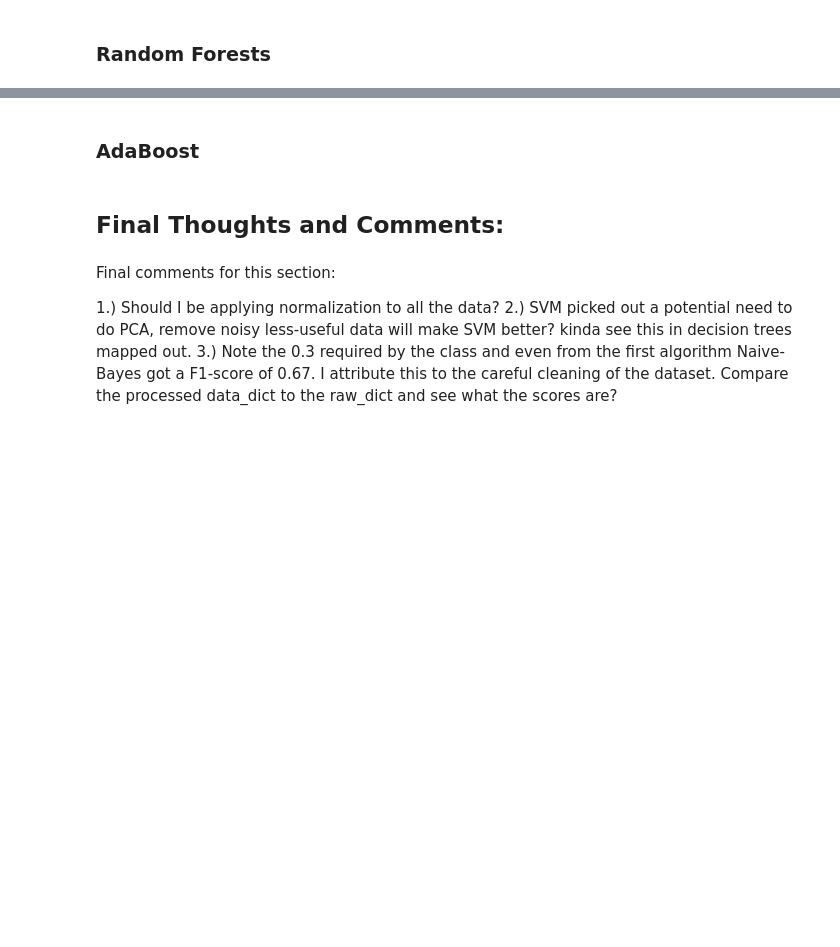
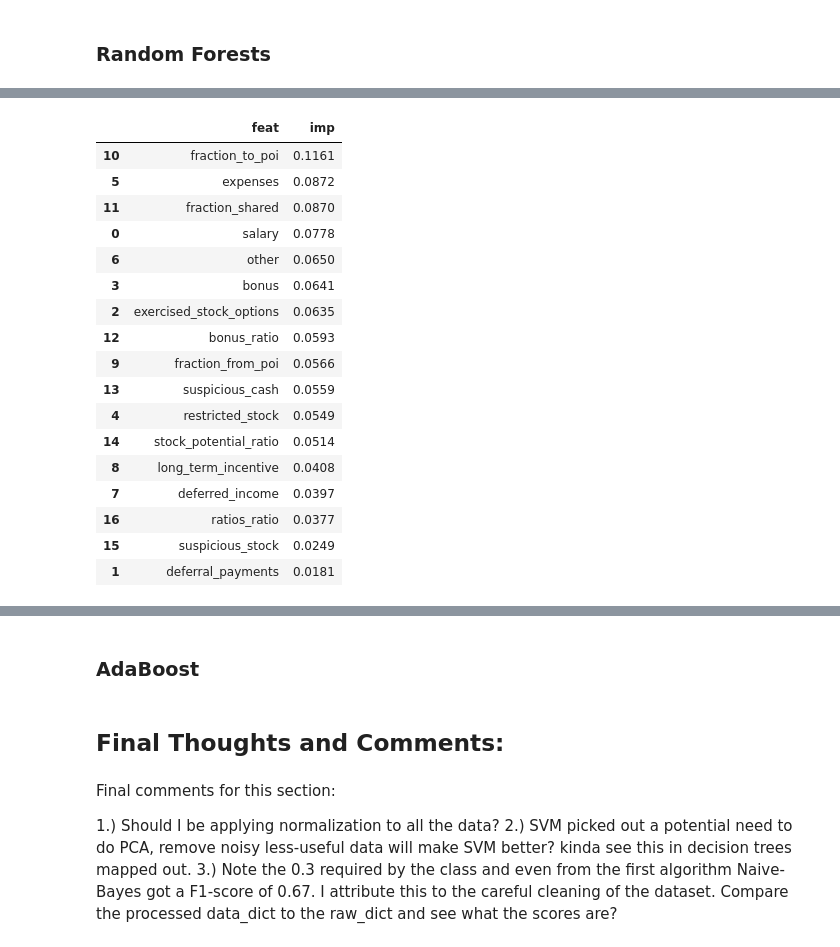
Before and after one commit to bmarshallk/ud120-projects, a Jupyter notebook: final_project/poi_id.ipynb, the cells around one changed output, grey strips where cells are left out. Saved outputs shown, nothing was run; the diff lists cells and outputs as text; code cells hidden in the pictures; blank space fills up the shorter version.

Commit message:
Completed Random Forest and Extra Random Forest

```diff
--- a/final_project/poi_id.ipynb
+++ b/final_project/poi_id.ipynb
@@ -1624,0 +1668,19 @@ As you can see, making a single decision tree is most likely not going to produc
+# %%
+from sklearn.ensemble import ExtraTreesClassifier
+
+clf = ExtraTreesClassifier(n_estimators=1000, max_features=4,
+                             max_depth=None, min_samples_split=2,
+                             n_jobs=-1, class_weight='balanced')
+clf = clf.fit(features_train, labels_train)
+predictions = clf.predict(features_test)
+
+recall = recall_score(labels_test, predictions)
+precision = precision_score(labels_test, predictions)
+f1 = f1_score(labels_test, predictions)
+print 'Random seed: ', random_state
+print 'Recall    [tp / (tp + fn)]: %.2f' % recall
+print 'Precision [tp / (tp + fp)]: %.2f' % precision
+print 'F1 score: %.2f \n' % f1
+print 'Confusion matrix: \n \
+[TN FP] \n \
+[FN TP] \n \n', confusion_matrix(labels_test, predictions)
@@ -1624,0 +1705,29 @@ As you can see, making a single decision tree is most likely not going to produc
+# %%
+#the following zips them together but is a pain in the *** to convert properly to sort
+#imps = np.round(clf.feature_importances_,4)
+#feat_imps = np.stack((feature_list, imps),axis=1)
+
+#Using pandas Dataframes instead:
+imps = pd.DataFrame(np.round(clf.feature_importances_,4),columns=['imp'])
+feats = pd.DataFrame(feature_list,columns=['feat'])
+feat_imp = pd.concat([feats, imps], axis=1).sort_values(by=['imp'], ascending=False)
+feat_imp
+# %% [output]
+|  | feat | imp |
+| 10 | fraction_to_poi | 0.1161 |
+| 5 | expenses | 0.0872 |
+| 11 | fraction_shared | 0.0870 |
+| 0 | salary | 0.0778 |
+| 6 | other | 0.0650 |
+| 3 | bonus | 0.0641 |
+| 2 | exercised_stock_options | 0.0635 |
+| 12 | bonus_ratio | 0.0593 |
+| 9 | fraction_from_poi | 0.0566 |
+| 13 | suspicious_cash | 0.0559 |
+| 4 | restricted_stock | 0.0549 |
+| 14 | stock_potential_ratio | 0.0514 |
+| 8 | long_term_incentive | 0.0408 |
+| 7 | deferred_income | 0.0397 |
+| 16 | ratios_ratio | 0.0377 |
+| 15 | suspicious_stock | 0.0249 |
+| 1 | deferral_payments | 0.0181 |
```
Also changed, not shown: parts of 7 cells of this notebook.
